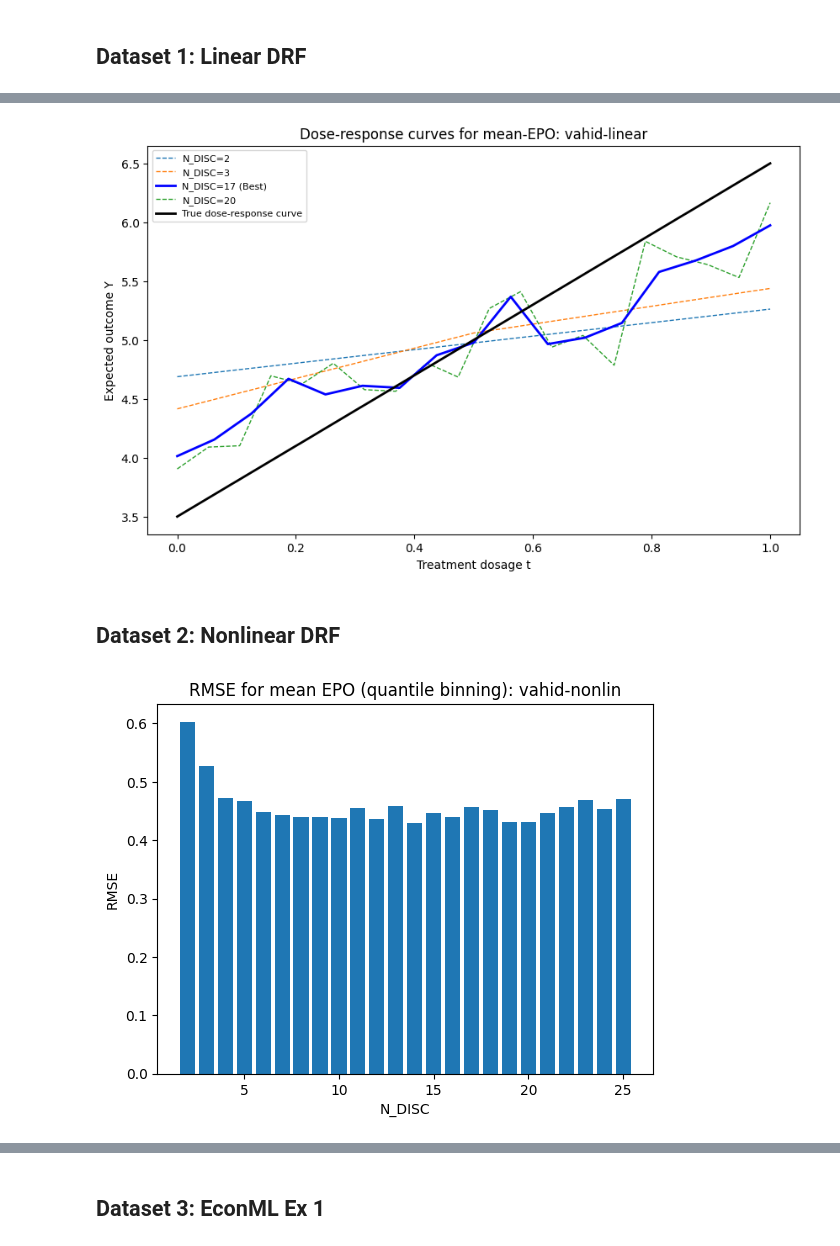
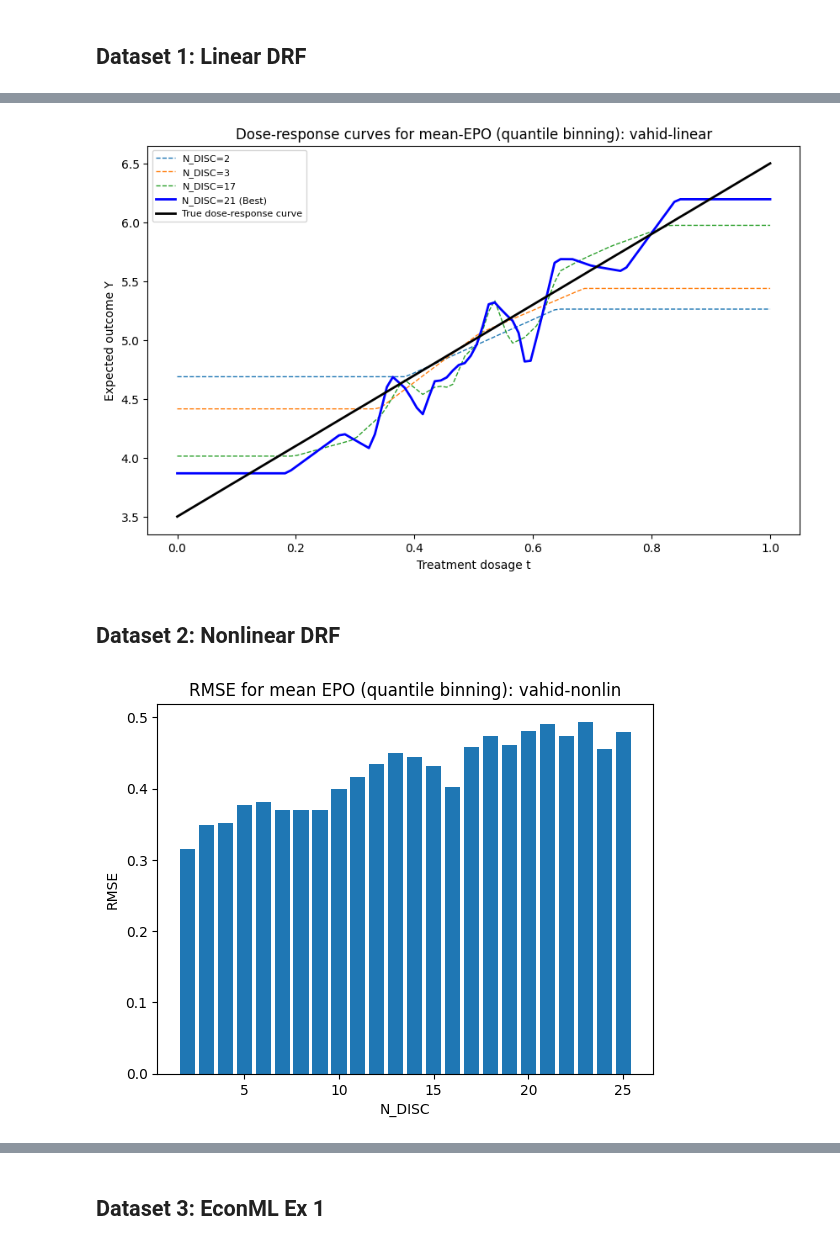
Before and after one commit to chris-L6/CausalPFN, a Jupyter notebook: my-work/Week_11-17/notebooks/quantile_data_analysis_epo.ipynb, the cells around one changed output, grey strips where cells are left out. Cells and saved outputs as stored; diff of their text form; code cells hidden in the pictures.

```diff
--- a/my-work/Week_11-17/notebooks/quantile_data_analysis_epo.ipynb
+++ b/my-work/Week_11-17/notebooks/quantile_data_analysis_epo.ipynb
@@ -73,6 +60,7 @@ plt.show()
 df = df_linear
 data_name = "vahid-linear"
 N_max = df.index[-1][0]
+df_drop_T = df[["EPOs_1", "EPOs_2", "true_effect"]] # Just predictions
 # %%
 # RMSE calculation on the average EPO
 
@@ -108,19 +100,24 @@ plt.show()
 ## Plotting DRF predictions
 fig = plt.figure(figsize=(10, 6))
 
-N_DISC_TO_VIZ = [2, 3, 17, 20]
+N_DISC_TO_VIZ = [2, 3, 17, 21]
 for N_DISC in N_DISC_TO_VIZ:
-    df_N = df.loc[[N_DISC]]
+    df_N = df_drop_T.loc[[N_DISC]]
     # Fill first and last values
     df_N.loc[(N_DISC, 0), "EPOs_1"] = df_N.loc[(N_DISC, 0), "EPOs_2"]
     df_N.loc[(N_DISC, N_DISC - 1), "EPOs_2"] = df_N.loc[(N_DISC, N_DISC - 1), "EPOs_1"]
-    # Average and calculate RMSE aggainst true_effect
-    y_pred = df_N[["EPOs_1", "EPOs_2"]].mean(axis=1).values
+    # Average and interpolate; plot using rmse_calc_t_mesh
+    drf_N_pred_pts = df_N[["EPOs_1", "EPOs_2"]].mean(axis=1).values
+    t_vals_N = df["T"].loc[[N_DISC]].values
+    df_N_pred = interp1d(t_vals_N, drf_N_pred_pts,
+                         bounds_error=False,
+                         fill_value=(drf_N_pred_pts[0], drf_N_pred_pts[-1]))
+    y_pred = df_N_pred(rmse_calc_t_mesh)
     if rmse_df.loc[N_DISC, "RMSE"] == rmse_df.min().values: # emphasize best prediction
-        plt.plot(np.linspace(0.0, 1.0, N_DISC), y_pred, '-', linewidth=2,
+        plt.plot(rmse_calc_t_mesh, y_pred, '-', linewidth=2,
                  label=f"N_DISC={N_DISC} (Best)", c="blue", zorder=14)
     else:
-        plt.plot(np.linspace(0.0, 1.0, N_DISC), y_pred, '--', linewidth=1,
+        plt.plot(rmse_calc_t_mesh, y_pred, '--', linewidth=1,
                  label=f"N_DISC={N_DISC}")
 
 # True dose-response curve
@@ -130,48 +127,57 @@ y_true = linear_drf(t_mesh)
 plt.plot(t_mesh, y_true,
          label="True dose-response curve", linewidth=2, c='k', zorder=15)
 
-plt.title(f"Dose-response curves for mean-EPO: {data_name}")
+plt.title(f"Dose-response curves for mean-EPO (quantile binning): {data_name}")
 plt.xlabel("Treatment dosage t")
 plt.ylabel("Expected outcome Y")
 plt.legend(fontsize=8)
-plt.savefig(f"{file_location}/dose-response_curves_{data_name}_{date_string}.png")
+plt.savefig(f"{file_location}/quantile_dose-response_curves_{data_name}_{date_string}.png")
 
 plt.show()
 # %% [output]
-[figure, old version]
+[figure, new version]
 # %% [markdown]
 ## Dataset 2: Nonlinear DRF
 # %%
 df = df_nonlin
 data_name = "vahid-nonlin"
 N_max = df.index[-1][0]
+df_drop_T = df[["EPOs_1", "EPOs_2", "true_effect"]] # Just predictions
 # %%
 # RMSE calculation on the average EPO
+
+def drf_nonlin(t): return 0.5 * t ** 2 - 2 * t # true dose-response function
+
 rmse_dict = dict()
 for N_DISC in range(2, N_max + 1):
-    df_N = df.loc[[N_DISC]]
+    df_N = df_drop_T.loc[[N_DISC]]
     # Fill first and last values
     df_N.loc[(N_DISC, 0), "EPOs_1"] = df_N.loc[(N_DISC, 0), "EPOs_2"]
     df_N.loc[(N_DISC, N_DISC - 1), "EPOs_2"] = df_N.loc[(N_DISC, N_DISC - 1), "EPOs_1"]
     # Average and calculate RMSE aggainst true_effect
-    y_pred = df_N[["EPOs_1", "EPOs_2"]].mean(axis=1).values
-    y_true = df_N["true_effect"].values
+    drf_N_pred_pts = df_N[["EPOs_1", "EPOs_2"]].mean(axis=1).values
+    t_vals_N = df["T"].loc[[N_DISC]].values
+    df_N_pred = interp1d(t_vals_N, drf_N_pred_pts,
+                         bounds_error=False,
+                         fill_value=(drf_N_pred_pts[0], drf_N_pred_pts[-1]))
+    y_pred = df_N_pred(rmse_calc_t_mesh)
+    y_true = drf_nonlin(rmse_calc_t_mesh)
     error = calculate_rmse(y_pred, y_true)
     rmse_dict[N_DISC] = np.round(error, 5)
 
 # Create DataFrame and plot
 rmse_df = pd.DataFrame.from_dict(rmse_dict, orient="index", columns=["RMSE"])
 rmse_df.to_csv(f"{file_location}/quantile_RMSE_table_{data_name}_{date_string}.csv") # save df
 fig = plt.figure()
 plt.bar(rmse_df.index, height=rmse_df["RMSE"])
 plt.xlabel("N_DISC")
 plt.ylabel("RMSE")
 plt.title(f"RMSE for mean EPO (quantile binning): {data_name}")
 plt.savefig(f"{file_location}/quantile_RMSE_bar_chart_{data_name}_{date_string}.png")
 
 plt.show()
 # %% [output]
-[figure, old version]
+[figure, new version]
 # %%
 ## Plotting DRF predictions
 fig = plt.figure(figsize=(10, 6))
```
Also changed, not shown: parts of 13 cells of this notebook, 15 other files.
